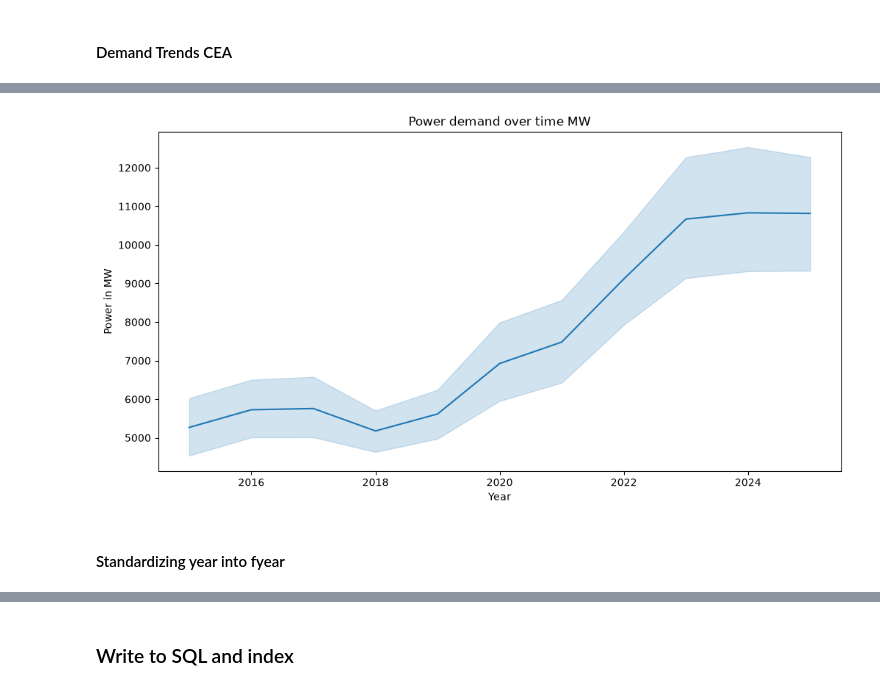
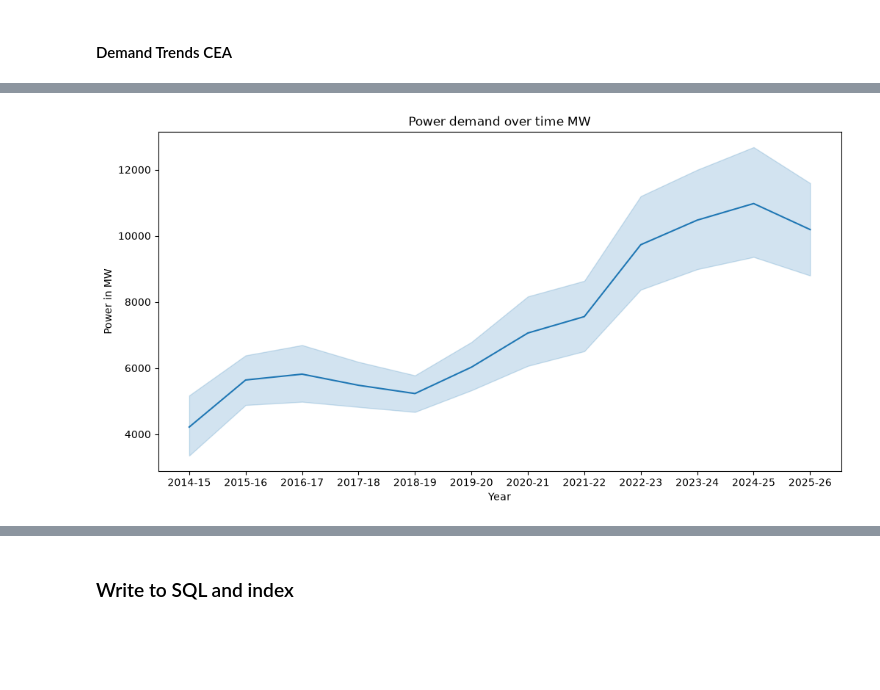
Before and after one commit to marvinminhaz/Solar-Curtailment-Project, a Jupyter notebook: notebooks/data-viz-and-prep.ipynb, the cells around one changed output, grey strips where cells are left out. Drawn from its saved outputs; the diff is of its cells as text; code cells hidden in the pictures; blank space fills up the shorter version.

```diff
--- a/notebooks/data-viz-and-prep.ipynb
+++ b/notebooks/data-viz-and-prep.ipynb
@@ -53,8 +53,7 @@ plt.show()
 # %% [markdown]
 #### Demand Trends CEA
 # %%
-demand_df = pd.read_csv("../data/raw/cea/cea_csv/cea_monthly_peak_demand.csv")
-demand_df = demand_df[demand_df['year']!=2026]
-demand_df = demand_df.drop(columns=['source_file'])
-demand_df
+demand_df = pd.read_csv("../data/processed/flat_files/ENERGY-DEMAND-TRENDS-2015-2026.csv")
+demand_df = demand_df[demand_df['fyear']!= '2026-27']
+demand_df.head()
 # %% [output]
@@ -74,11 +66,9 @@ demand_df
 # %%
 plt.figure(figsize=(12,6))
-sns.lineplot(x=demand_df.year, y=demand_df.peak_demand_mw)
+sns.lineplot(x=demand_df.fyear, y=demand_df.peak_demand_mw)
 plt.title('Power demand over time MW')
 plt.xlabel('Year')
 plt.ylabel('Power in MW')
 plt.show()
 # %% [output]
-[figure, old version]
+[figure, new version]
-# %% [markdown]
-#### Standardizing year into fyear
```
Also changed, not shown: parts of 10 cells of this notebook, 24 other files.
